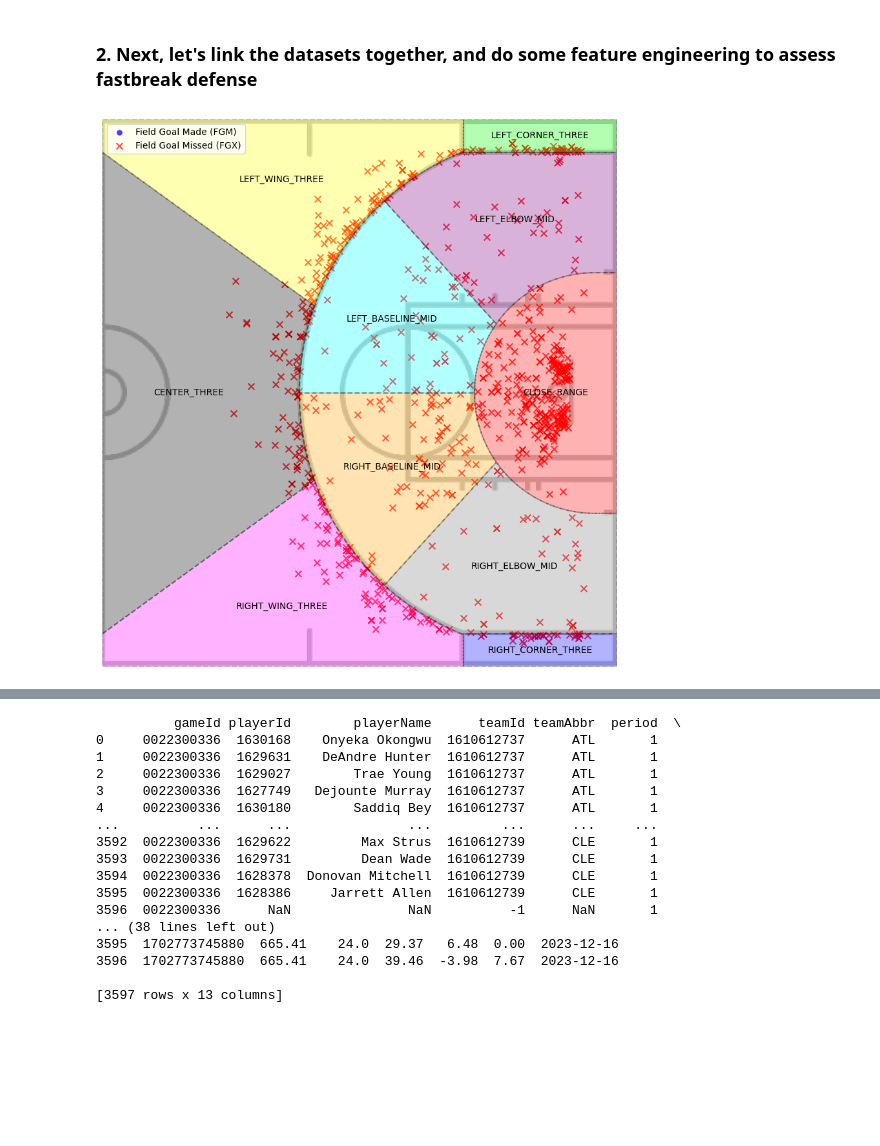
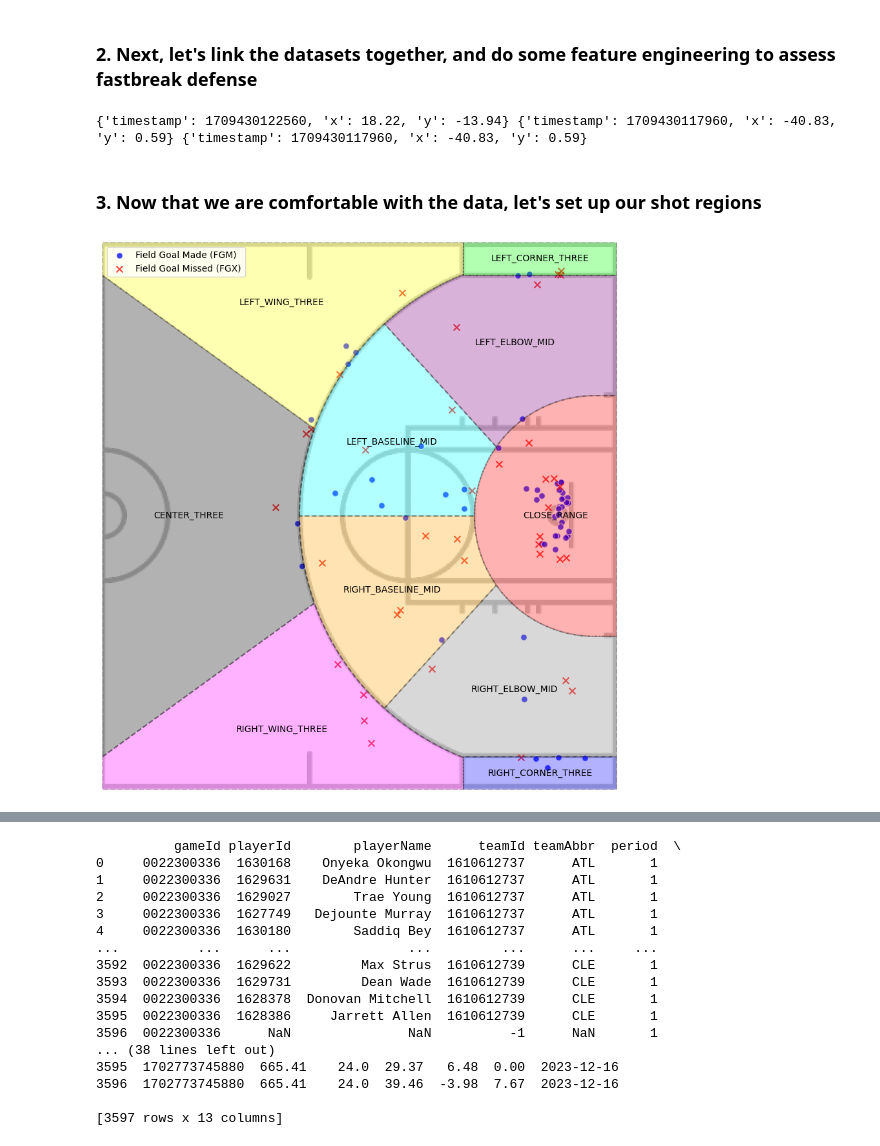
Before and after one commit to dkStephanos/TrueImpactShotCharts, a Jupyter notebook: notebooks/create_shot_charts.ipynb, the cells around one changed output, grey strips where cells are left out. Cells and saved outputs as stored; diff of their text form; code cells hidden in the pictures; blank space fills up the shorter version.

```diff
--- a/notebooks/create_shot_charts.ipynb
+++ b/notebooks/create_shot_charts.ipynb
@@ -30,13 +30,9 @@ moment_df = TrackingProcessor.extract_moment_from_timestamps(tracking_df, start,
 possession = PossessionProcessor.extract_possession_by_timestamp(possession_df, end)
 
 # Now we can generate our features
-cross_3pt = FeatureUtil.find_ball_crossing_far_three_point_line(moment_df, possession.iloc[0]["basketX"])
-cross_half = FeatureUtil.find_ball_crossing_halfcourt(moment_df, possession.iloc[0]["basketX"])
-in_zone_of_death = FeatureUtil.find_ball_moment(moment_df, FeatureUtil.is_in_zone_of_death, possession.iloc[0]["basketX"])
+cross_3pt = FeatureUtil.find_ball_crossing_far_three_point_line(moment_df, possession["basketX"])
+cross_half = FeatureUtil.find_ball_crossing_halfcourt(moment_df, possession["basketX"])
+in_zone_of_death = FeatureUtil.find_ball_moment(moment_df, FeatureUtil.is_in_zone_of_death, possession["basketX"])
 print(cross_3pt, cross_half, in_zone_of_death)
+# %% [output]
+{'timestamp': 1709430122560, 'x': 18.22, 'y': -13.94} {'timestamp': 1709430117960, 'x': -40.83, 'y': 0.59} {'timestamp': 1709430117960, 'x': -40.83, 'y': 0.59}
-# %%
-shot_rebound_df = ActionProcessor.extract_shots_and_rebounds(event_df, tracking_df, possession_df)
-shot_rebound_classified_df = FeatureUtil.classify_shot_locations(shot_rebound_df, possession_df, FeatureUtil.classify_shot_region)
-VisUtil.plot_shots_and_regions(shot_rebound_classified_df)
-# %% [output]
-[figure, removed]
@@ -46,0 +39,13 @@ VisUtil.plot_shots_and_regions(shot_rebound_classified_df)
+# %% [markdown]
+### 3. Now that we are comfortable with the data, let's set up our shot regions
+# %%
+# First, we need to extract all the shot events, link the corresponding rebound event, and associate with coordinate data
+shot_rebound_df = ActionProcessor.extract_shots_and_rebounds(event_df, tracking_df)
+
+# Now that we have the shot/rebounds collected, we can use our FeatureUtil to engineer the regions, shots are classified by which polygon contains them
+shot_rebound_classified_df = FeatureUtil.classify_shot_locations(shot_rebound_df, possession_df, FeatureUtil.classify_shot_region)
+
+# Finally, plot the resulting data, mirror everything accross halfcourt
+VisUtil.plot_shots_and_regions(shot_rebound_classified_df)
+# %% [output]
+[figure, added]
```
Also changed, not shown: parts of 7 cells of this notebook.
